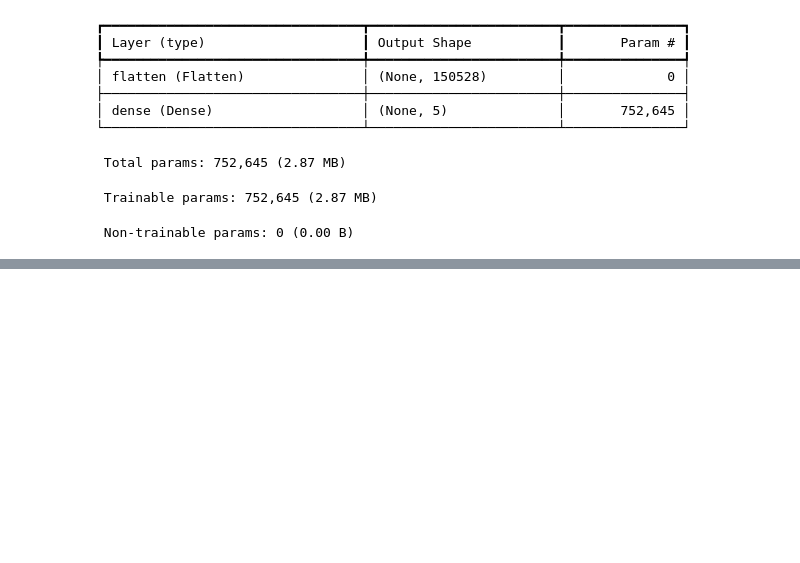
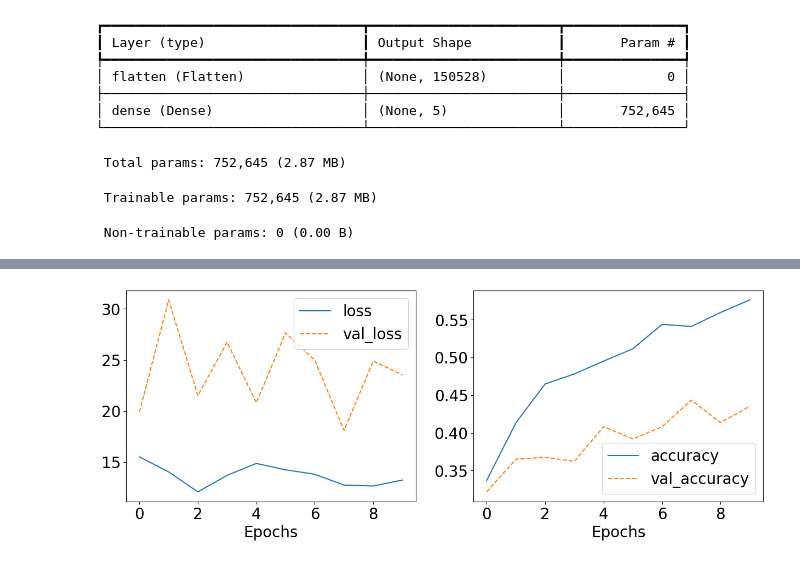
Before and after one commit to JagdishMane/applications-of-artificial-intelligence, a Jupyter notebook: 04-Computer-Vision/m1-image-processing/lab/01_image_processing.ipynb, the cells around one changed output, grey strips where cells are left out. Saved outputs shown, nothing was run; the diff lists cells and outputs as text; code cells hidden in the pictures; blank space fills up the shorter version.

```diff
--- a/04-Computer-Vision/m1-image-processing/lab/01_image_processing.ipynb
+++ b/04-Computer-Vision/m1-image-processing/lab/01_image_processing.ipynb
@@ -210,0 +227,2 @@ NameError: name 'TEST' is not defined
+# %%
+history = model.fit(train_dataset, validation_data=eval_dataset, epochs=10)
@@ -210,0 +251,15 @@ NameError: name 'TEST' is not defined
+# %%
+import matplotlib
+matplotlib.rcParams.update({'font.size': 20})
+def training_plot(metrics, history):
+    f, ax = plt.subplots(1, len(metrics), figsize=(15,5))
+    for idx, metric in enumerate(metrics):
+        ax[idx].plot(history.history[metric])
+        ax[idx].set_xlabel("Epochs")
+        # ax[idx].set_ylabel(metric, fontweight='bold', fontsize=20)
+        ax[idx].plot(history.history['val_' + metric], ls='dashed');
+        ax[idx].legend([metric, 'val_' + metric], fontsize=20)
+
+training_plot(['loss', 'accuracy'], history);
+# %% [output]
+[figure, added]
```
Also changed, not shown: parts of 4 cells of this notebook.
